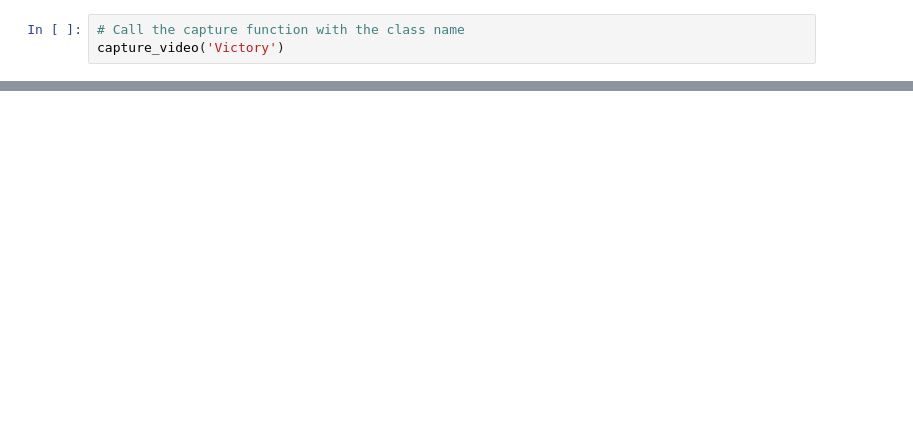
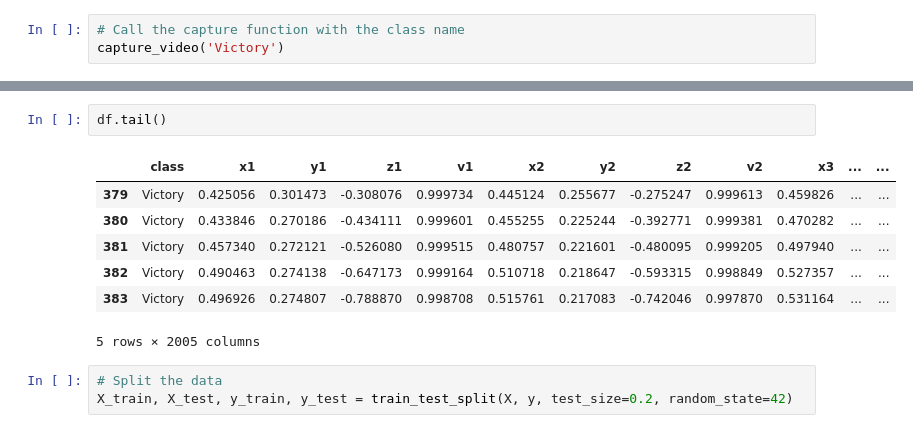
Before and after one commit to SamerAT11/Video_Classification, a Jupyter notebook: Body Decoder/body_decoder.ipynb, the cells around one changed output, grey strips where cells are left out. Drawn from its saved outputs; the diff is of its cells as text; blank space fills up the shorter version.

```diff
--- a/Body Decoder/body_decoder.ipynb
+++ b/Body Decoder/body_decoder.ipynb
@@ -177,0 +208,13 @@ capture_video('Victory')
+# %%
+df.tail()
+# %% [output]
+|  | class | x1 | y1 | z1 | v1 | x2 | y2 | z2 | v2 | x3 | ... | ... |
+| 379 | Victory | 0.425056 | 0.301473 | -0.308076 | 0.999734 | 0.445124 | 0.255677 | -0.275247 | 0.999613 | 0.459826 | ... | ... |
+| 380 | Victory | 0.433846 | 0.270186 | -0.434111 | 0.999601 | 0.455255 | 0.225244 | -0.392771 | 0.999381 | 0.470282 | ... | ... |
+| 381 | Victory | 0.457340 | 0.272121 | -0.526080 | 0.999515 | 0.480757 | 0.221601 | -0.480095 | 0.999205 | 0.497940 | ... | ... |
+| 382 | Victory | 0.490463 | 0.274138 | -0.647173 | 0.999164 | 0.510718 | 0.218647 | -0.593315 | 0.998849 | 0.527357 | ... | ... |
+| 383 | Victory | 0.496926 | 0.274807 | -0.788870 | 0.998708 | 0.515761 | 0.217083 | -0.742046 | 0.997870 | 0.531164 | ... | ... |
+5 rows × 2005 columns
+# %%
+# Split the data
+X_train, X_test, y_train, y_test = train_test_split(X, y, test_size=0.2, random_state=42)
```
Also changed, not shown: parts of 12 cells of this notebook.
